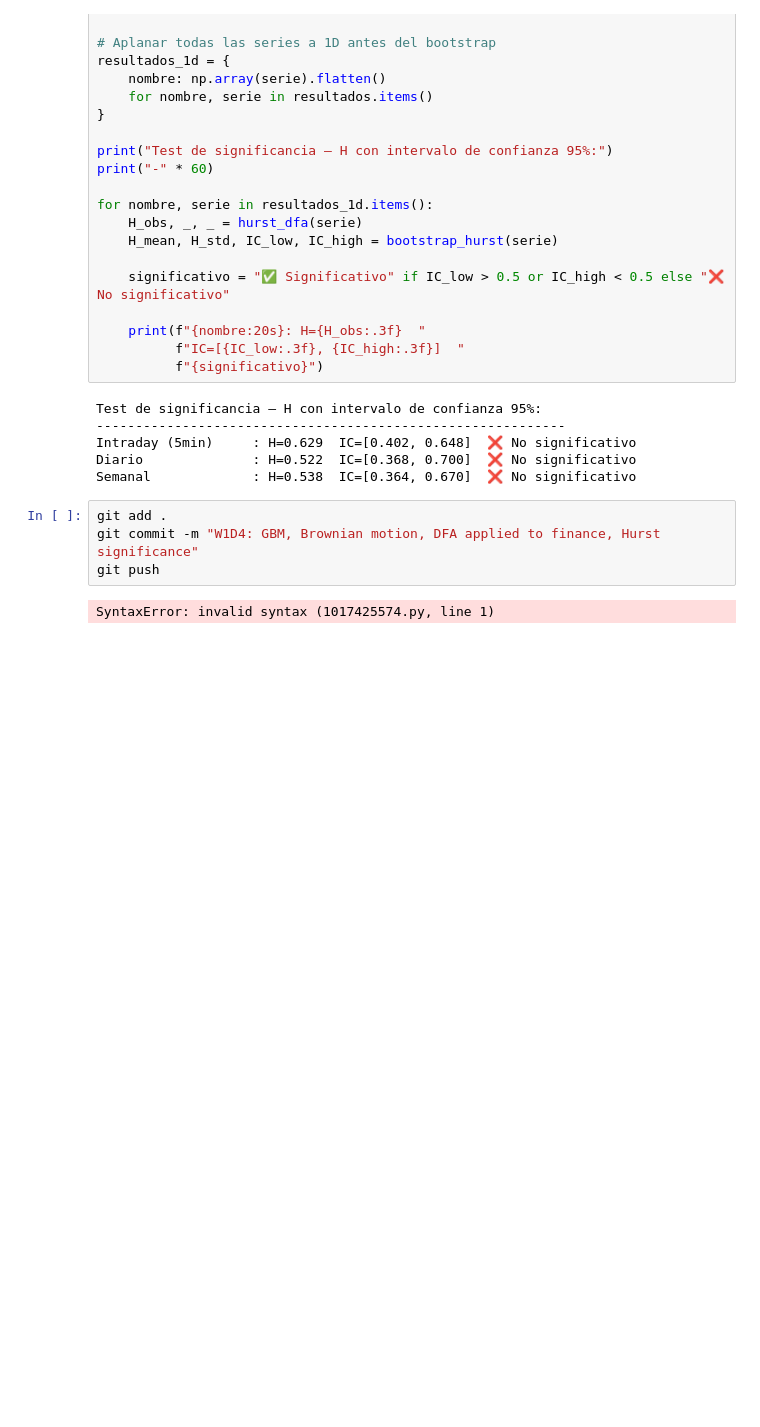
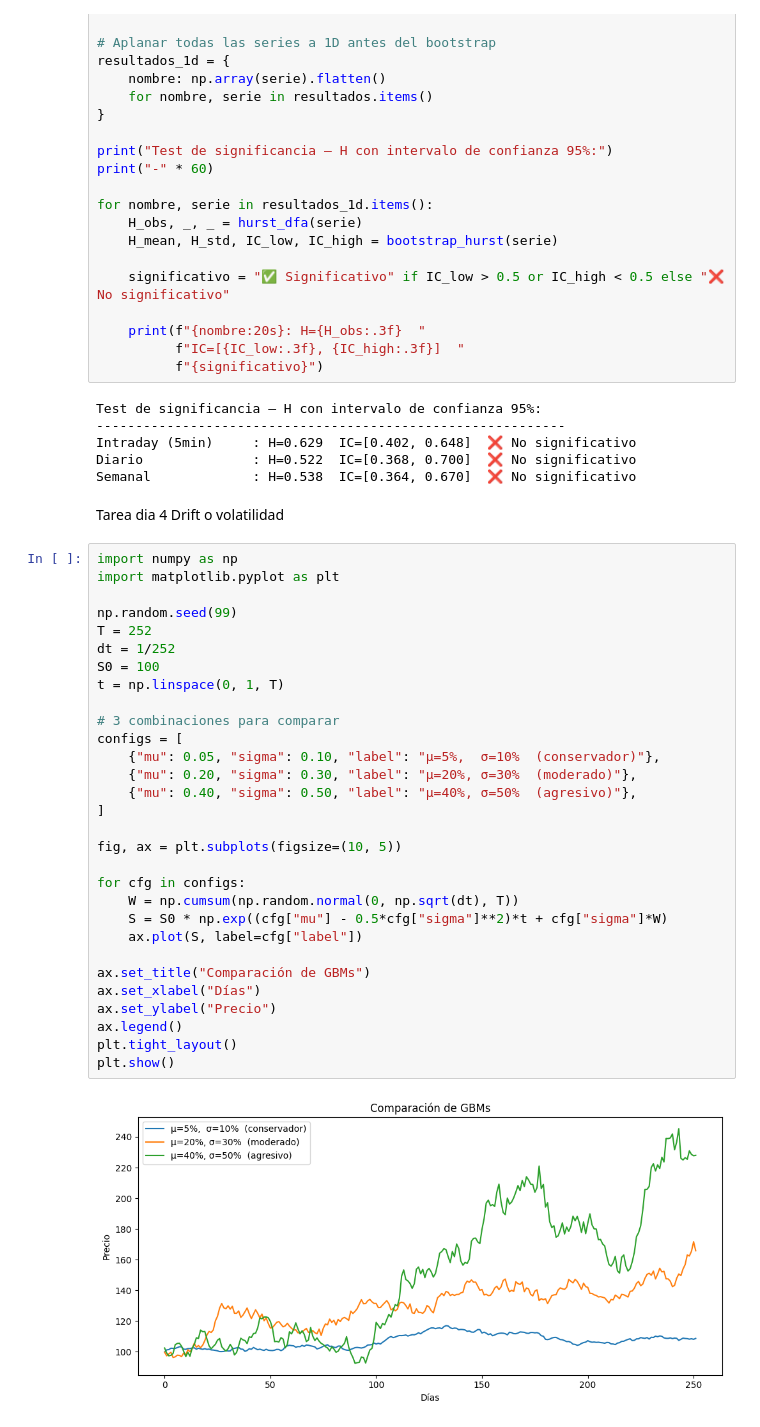
Before and after one commit to Petrack28/RoadMap2BecomeAQuant, a Jupyter notebook: 01-factor-analysis/Semana1.ipynb, the cells around one changed output. Saved outputs shown, nothing was run; the diff lists cells and outputs as text; blank space fills up the shorter version.

Commit message:
W1D4: GBM seeds comparison, volatility dominates drift

```diff
--- a/01-factor-analysis/Semana1.ipynb
+++ b/01-factor-analysis/Semana1.ipynb
@@ -882,9 +882,37 @@ Test de significancia — H con intervalo de confianza 95%:
 Intraday (5min)     : H=0.629  IC=[0.402, 0.648]  ❌ No significativo
 Diario              : H=0.522  IC=[0.368, 0.700]  ❌ No significativo
 Semanal             : H=0.538  IC=[0.364, 0.670]  ❌ No significativo
-# %%
-git add .
-git commit -m "W1D4: GBM, Brownian motion, DFA applied to finance, Hurst significance"
-git push
-# %% [output]
-SyntaxError: invalid syntax (1017425574.py, line 1)
+# %% [markdown]
+Tarea dia 4 Drift o volatilidad
+# %%
+import numpy as np
+import matplotlib.pyplot as plt
+
+np.random.seed(99)
+T = 252
+dt = 1/252
+S0 = 100
+t = np.linspace(0, 1, T)
+
+# 3 combinaciones para comparar
+configs = [
+    {"mu": 0.05, "sigma": 0.10, "label": "μ=5%,  σ=10%  (conservador)"},
+    {"mu": 0.20, "sigma": 0.30, "label": "μ=20%, σ=30%  (moderado)"},
+    {"mu": 0.40, "sigma": 0.50, "label": "μ=40%, σ=50%  (agresivo)"},
+]
+
+fig, ax = plt.subplots(figsize=(10, 5))
+
+for cfg in configs:
+    W = np.cumsum(np.random.normal(0, np.sqrt(dt), T))
+    S = S0 * np.exp((cfg["mu"] - 0.5*cfg["sigma"]**2)*t + cfg["sigma"]*W)
+    ax.plot(S, label=cfg["label"])
+
+ax.set_title("Comparación de GBMs")
+ax.set_xlabel("Días")
+ax.set_ylabel("Precio")
+ax.legend()
+plt.tight_layout()
+plt.show()
+# %% [output]
+[figure, added]
```
